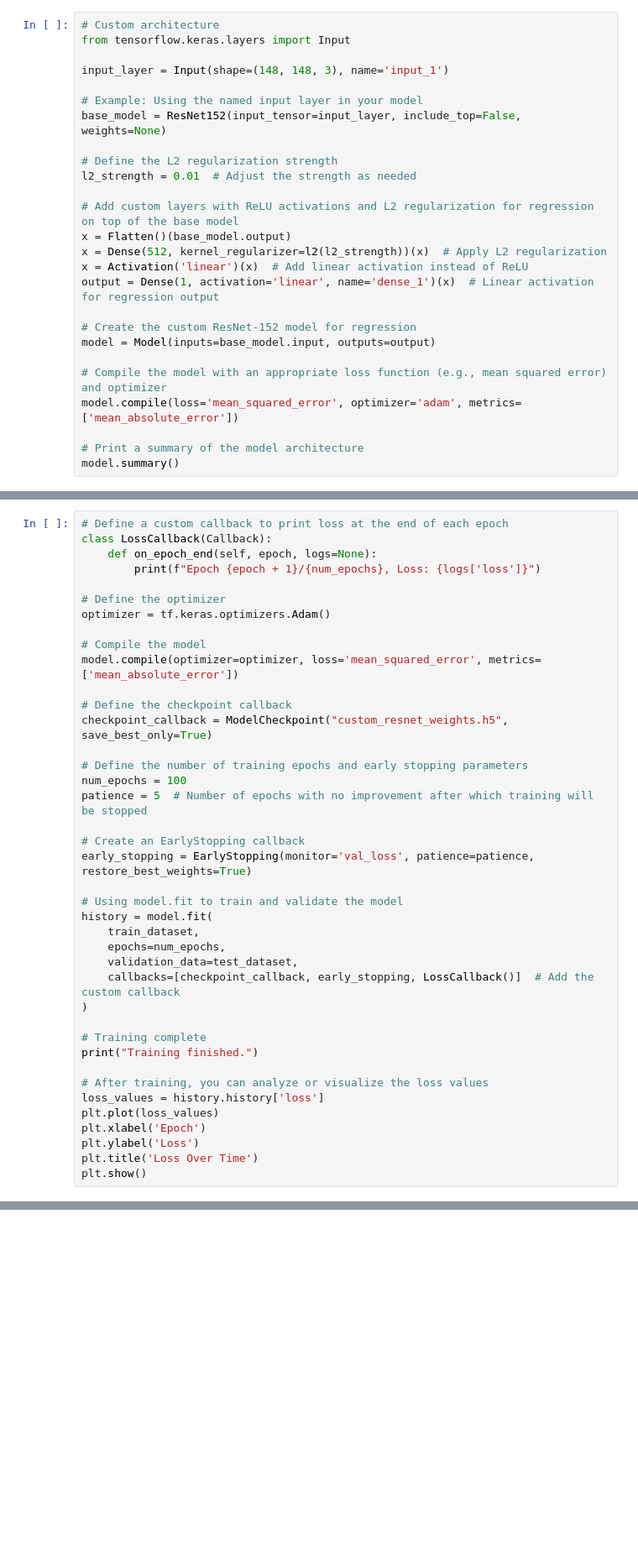
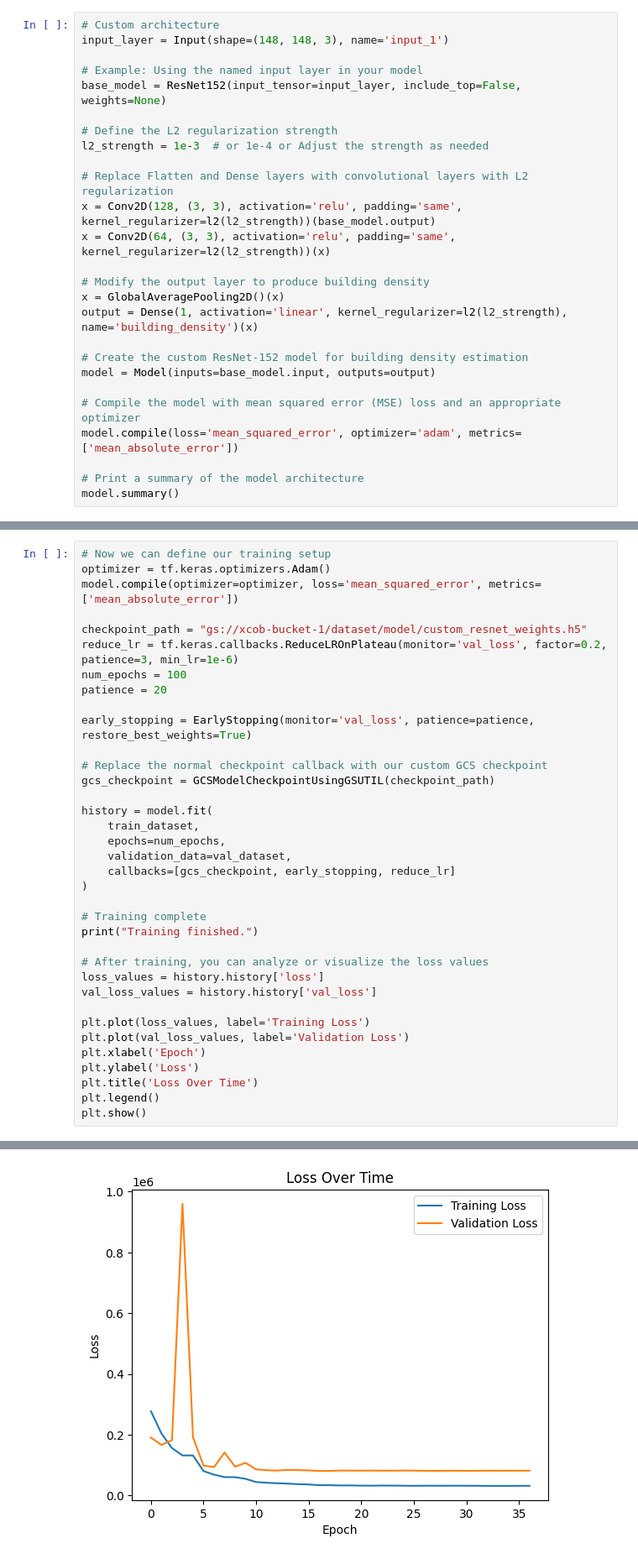
Before and after one commit to dmosh/building_density, a Jupyter notebook: density.ipynb, the cells around one changed output, grey strips where cells are left out. Shown at 84% size. Drawn from its saved outputs; the diff is of its cells as text; blank space fills up the shorter version.

```diff
--- a/density.ipynb
+++ b/density.ipynb
@@ -171,25 +222,25 @@ test_dataset = test_dataset.batch(batch_size)
 # %%
 # Custom architecture
-from tensorflow.keras.layers import Input
-
 input_layer = Input(shape=(148, 148, 3), name='input_1')
 
 # Example: Using the named input layer in your model
 base_model = ResNet152(input_tensor=input_layer, include_top=False, weights=None)
 
 # Define the L2 regularization strength
-l2_strength = 0.01  # Adjust the strength as needed
+l2_strength = 1e-3  # or 1e-4 or Adjust the strength as needed
 
-# Add custom layers with ReLU activations and L2 regularization for regression on top of the base model
-x = Flatten()(base_model.output)
-x = Dense(512, kernel_regularizer=l2(l2_strength))(x)  # Apply L2 regularization
-x = Activation('linear')(x)  # Add linear activation instead of ReLU
-output = Dense(1, activation='linear', name='dense_1')(x)  # Linear activation for regression output
+# Replace Flatten and Dense layers with convolutional layers with L2 regularization
+x = Conv2D(128, (3, 3), activation='relu', padding='same', kernel_regularizer=l2(l2_strength))(base_model.output)
+x = Conv2D(64, (3, 3), activation='relu', padding='same', kernel_regularizer=l2(l2_strength))(x)
 
-# Create the custom ResNet-152 model for regression
+# Modify the output layer to produce building density
+x = GlobalAveragePooling2D()(x)
+output = Dense(1, activation='linear', kernel_regularizer=l2(l2_strength), name='building_density')(x)
+
+# Create the custom ResNet-152 model for building density estimation
 model = Model(inputs=base_model.input, outputs=output)
 
-# Compile the model with an appropriate loss function (e.g., mean squared error) and optimizer
+# Compile the model with mean squared error (MSE) loss and an appropriate optimizer
 model.compile(loss='mean_squared_error', optimizer='adam', metrics=['mean_absolute_error'])
 
 # Print a summary of the model architecture
@@ -199,31 +303,23 @@ tf.keras.backend.clear_session()
 # %%
-# Define a custom callback to print loss at the end of each epoch
-class LossCallback(Callback):
-    def on_epoch_end(self, epoch, logs=None):
-        print(f"Epoch {epoch + 1}/{num_epochs}, Loss: {logs['loss']}")
-
-# Define the optimizer
+# Now we can define our training setup
 optimizer = tf.keras.optimizers.Adam()
-
-# Compile the model
 model.compile(optimizer=optimizer, loss='mean_squared_error', metrics=['mean_absolute_error'])
 
-# Define the checkpoint callback
-checkpoint_callback = ModelCheckpoint("custom_resnet_weights.h5", save_best_only=True)
+checkpoint_path = "gs://xcob-bucket-1/dataset/model/custom_resnet_weights.h5"
+reduce_lr = tf.keras.callbacks.ReduceLROnPlateau(monitor='val_loss', factor=0.2, patience=3, min_lr=1e-6)
+num_epochs = 100
+patience = 20
 
-# Define the number of training epochs and early stopping parameters
-num_epochs = 100
-patience = 5  # Number of epochs with no improvement after which training will be stopped
-
-# Create an EarlyStopping callback
 early_stopping = EarlyStopping(monitor='val_loss', patience=patience, restore_best_weights=True)
 
-# Using model.fit to train and validate the model
+# Replace the normal checkpoint callback with our custom GCS checkpoint
+gcs_checkpoint = GCSModelCheckpointUsingGSUTIL(checkpoint_path)
+
 history = model.fit(
     train_dataset,
     epochs=num_epochs,
-    validation_data=test_dataset,
-    callbacks=[checkpoint_callback, early_stopping, LossCallback()]  # Add the custom callback
+    validation_data=val_dataset,
+    callbacks=[gcs_checkpoint, early_stopping, reduce_lr]
 )
 
 # Training complete
@@ -231,8 +327,13 @@ print("Training finished.")
 
 # After training, you can analyze or visualize the loss values
 loss_values = history.history['loss']
-plt.plot(loss_values)
+val_loss_values = history.history['val_loss']
+
+plt.plot(loss_values, label='Training Loss')
+plt.plot(val_loss_values, label='Validation Loss')
 plt.xlabel('Epoch')
 plt.ylabel('Loss')
 plt.title('Loss Over Time')
+plt.legend()
 plt.show()
+# %% [output]
@@ -238,0 +397 @@ plt.show()
+[figure, added]
```
Also changed, not shown: parts of 23 cells of this notebook.
